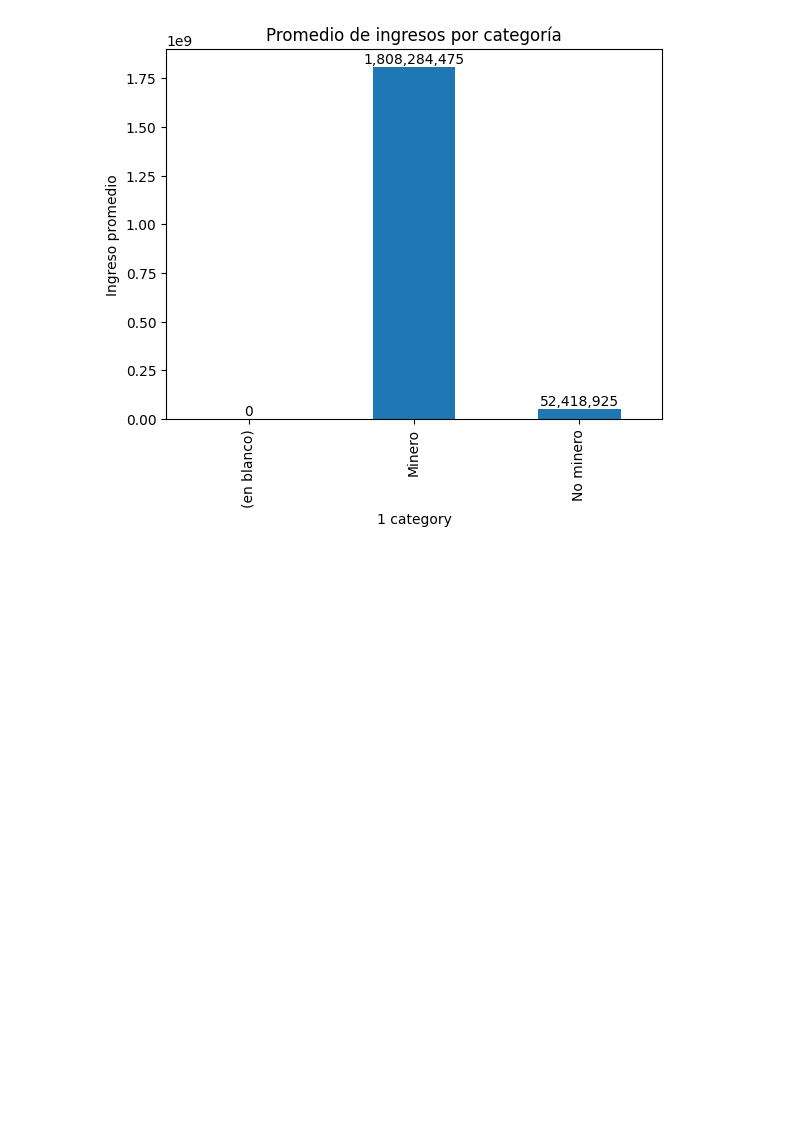
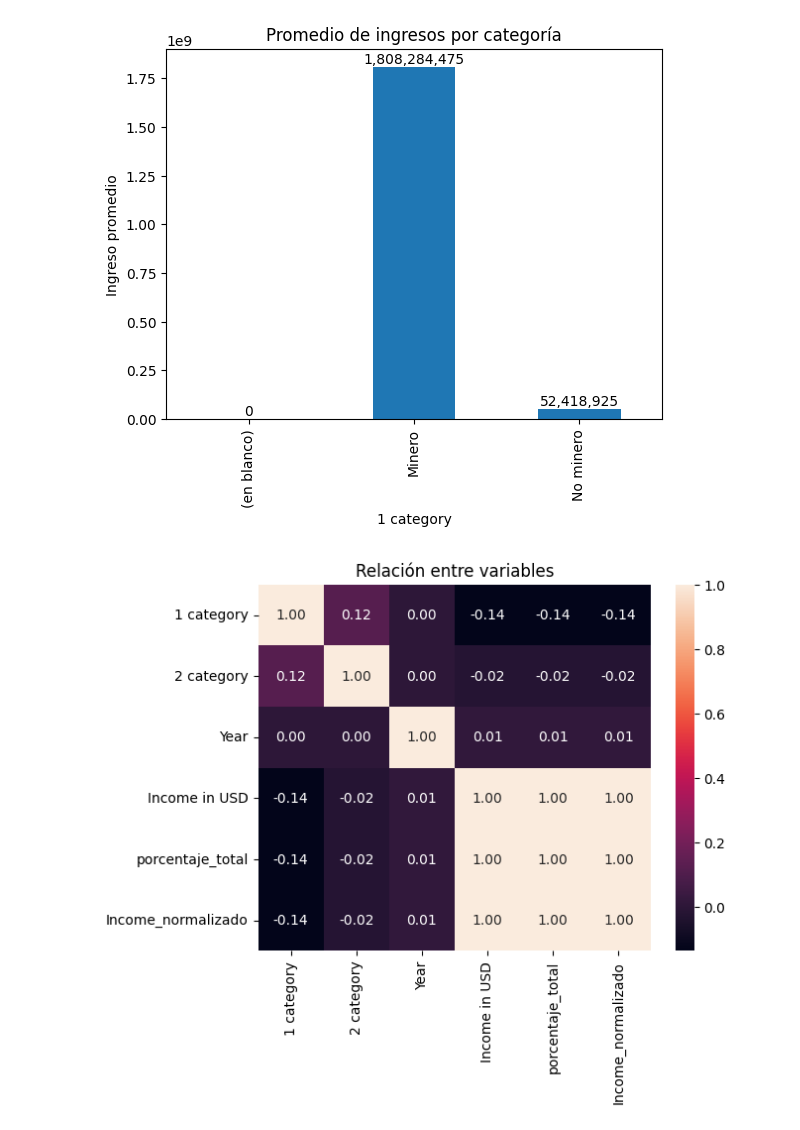
Before and after one commit to Cxris2145/MineriaDatos2026, a Jupyter notebook: ExportacionesChile2026.ipynb, the cells around one changed output. Saved outputs shown, nothing was run; the diff lists cells and outputs as text; code cells hidden in the pictures; blank space fills up the shorter version.

```diff
--- a/ExportacionesChile2026.ipynb
+++ b/ExportacionesChile2026.ipynb
@@ -430,3 +430,27 @@ for p in ax.patches:
 plt.show()
 # %% [output]
 [figure]
+# %%
+# Este gráfico muestra si las variables tienen relación entre sí.
+# Sirve para detectar patrones en los datos.
+
+df_encoded = df.copy()
+
+df_encoded['1 category'] = df_encoded['1 category'].astype('category').cat.codes
+df_encoded['2 category'] = df_encoded['2 category'].astype('category').cat.codes
+
+corr = df_encoded.corr(numeric_only=True)
+
+sns.heatmap(corr, annot=True, fmt=".2f")
+
+plt.title("Relación entre variables")
+plt.show()
+
+
+
+# Este gráfico muestra si las variables están relacionadas entre sí.
+# Se ve que las columnas del ingreso están totalmente relacionadas porque son el mismo dato en distintas formas,
+# mientras que el año y las categorías casi no tienen relación con el dinero.
+# En simple, el ingreso no depende mucho del año ni del tipo de exportación.
+# %% [output]
+[figure, added]
```
